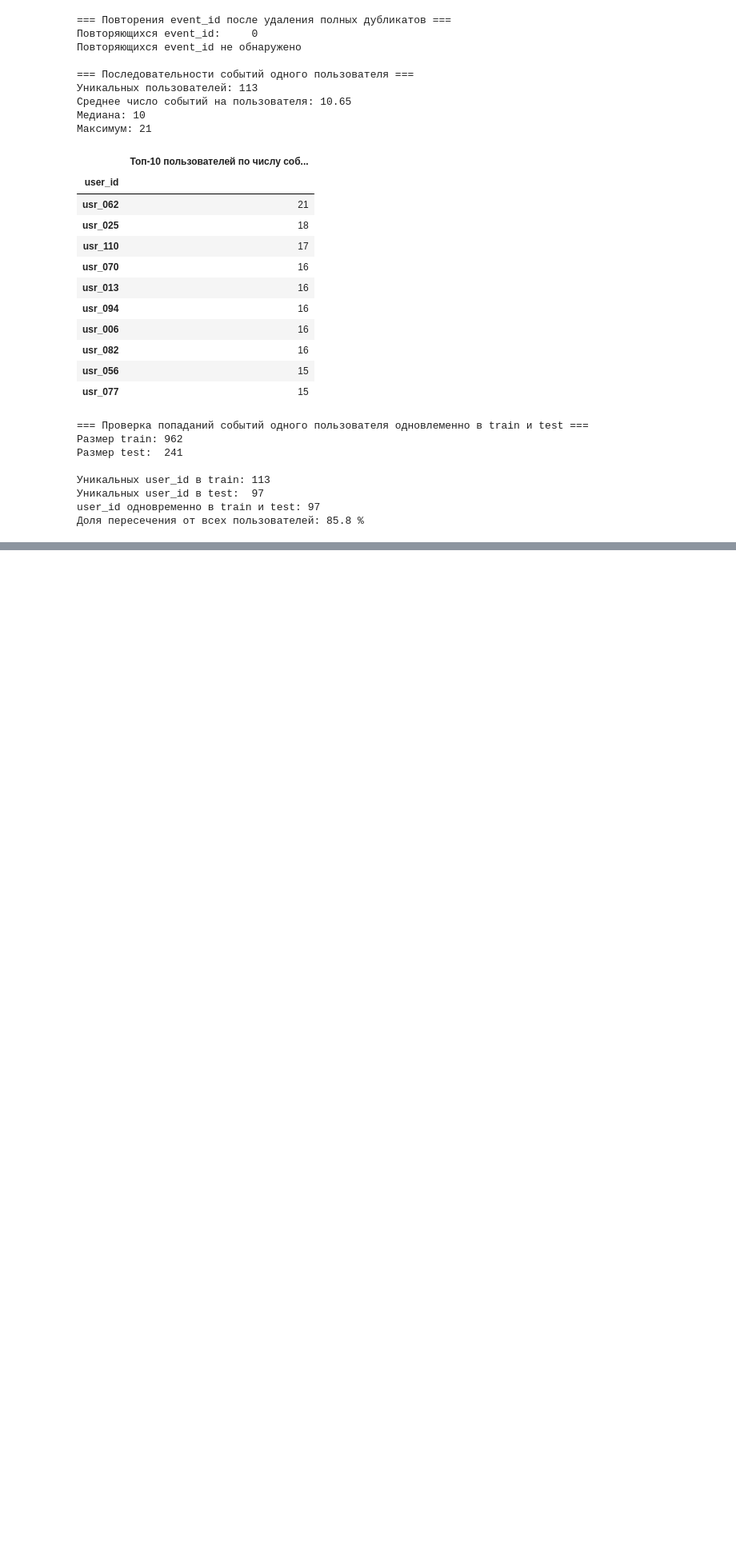
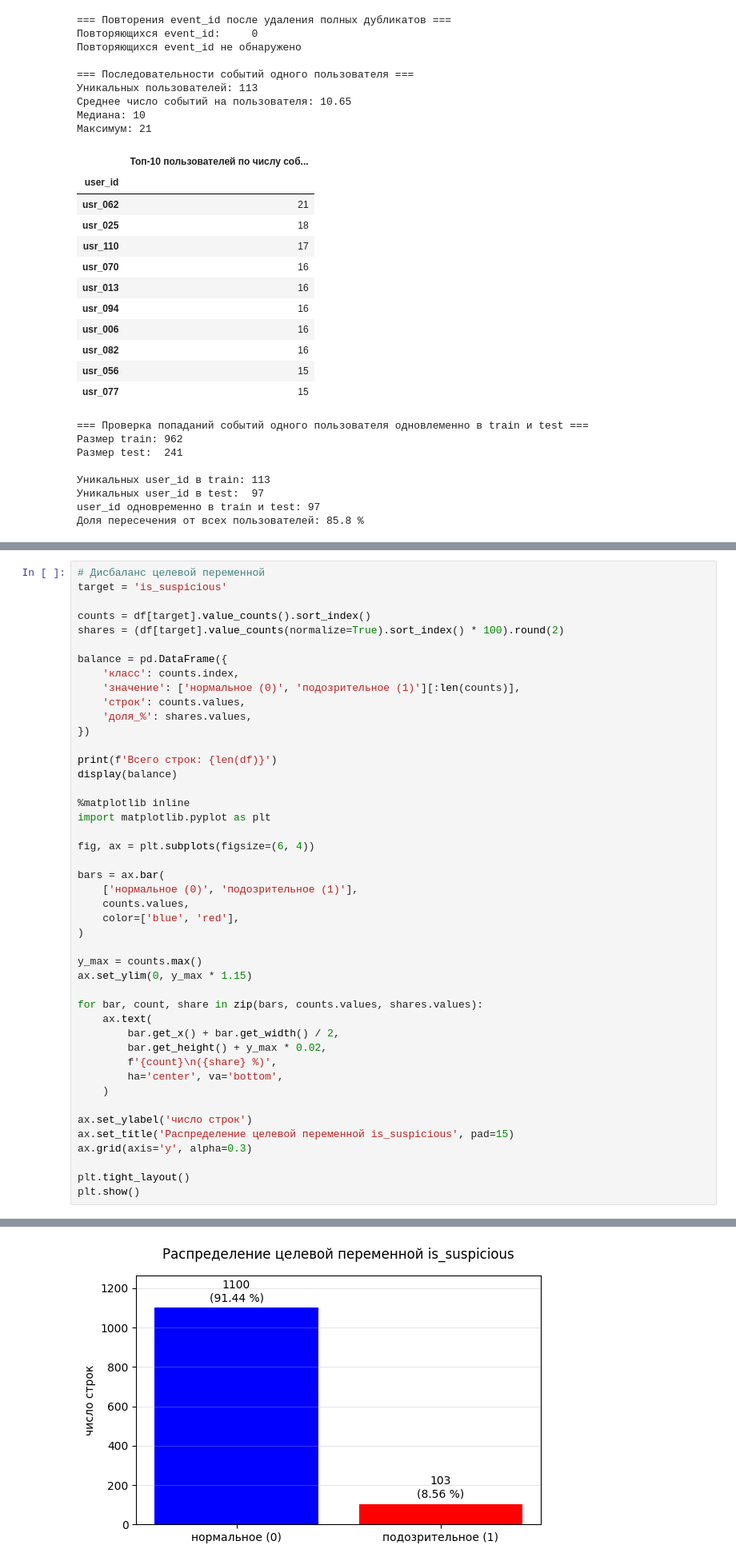
Before and after one commit to golimghostpy/lab01_ab-320_sychuk, a Jupyter notebook: lab01.ipynb, the cells around one changed output, grey strips where cells are left out. Shown at 80% size. Saved outputs shown, nothing was run; the diff lists cells and outputs as text; blank space fills up the shorter version.

```diff
--- a/lab01.ipynb
+++ b/lab01.ipynb
@@ -1104,0 +1100,46 @@ for col in outlier_cols:
+# %%
+# Дисбаланс целевой переменной
+target = 'is_suspicious'
+
+counts = df[target].value_counts().sort_index()
+shares = (df[target].value_counts(normalize=True).sort_index() * 100).round(2)
+
+balance = pd.DataFrame({
+    'класс': counts.index,
+    'значение': ['нормальное (0)', 'подозрительное (1)'][:len(counts)],
+    'строк': counts.values,
+    'доля_%': shares.values,
+})
+
+print(f'Всего строк: {len(df)}')
+display(balance)
+
+%matplotlib inline
+import matplotlib.pyplot as plt
+
+fig, ax = plt.subplots(figsize=(6, 4))
+
+bars = ax.bar(
+    ['нормальное (0)', 'подозрительное (1)'],
+    counts.values,
+    color=['blue', 'red'],
+)
+
+y_max = counts.max()
+ax.set_ylim(0, y_max * 1.15)
+
+for bar, count, share in zip(bars, counts.values, shares.values):
+    ax.text(
+        bar.get_x() + bar.get_width() / 2,
+        bar.get_height() + y_max * 0.02,
+        f'{count}\n({share} %)',
+        ha='center', va='bottom',
+    )
+
+ax.set_ylabel('число строк')
+ax.set_title('Распределение целевой переменной is_suspicious', pad=15)
+ax.grid(axis='y', alpha=0.3)
+
+plt.tight_layout()
+plt.show()
+# %% [output]
@@ -1104,0 +1150 @@ for col in outlier_cols:
+[figure, added]
```
Also changed, not shown: parts of 10 cells of this notebook.
